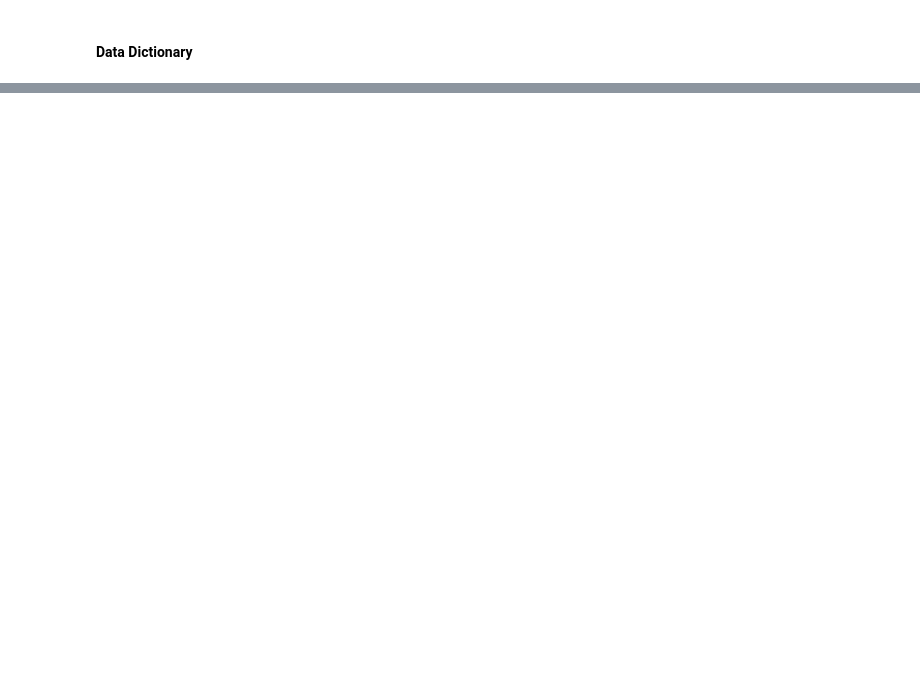
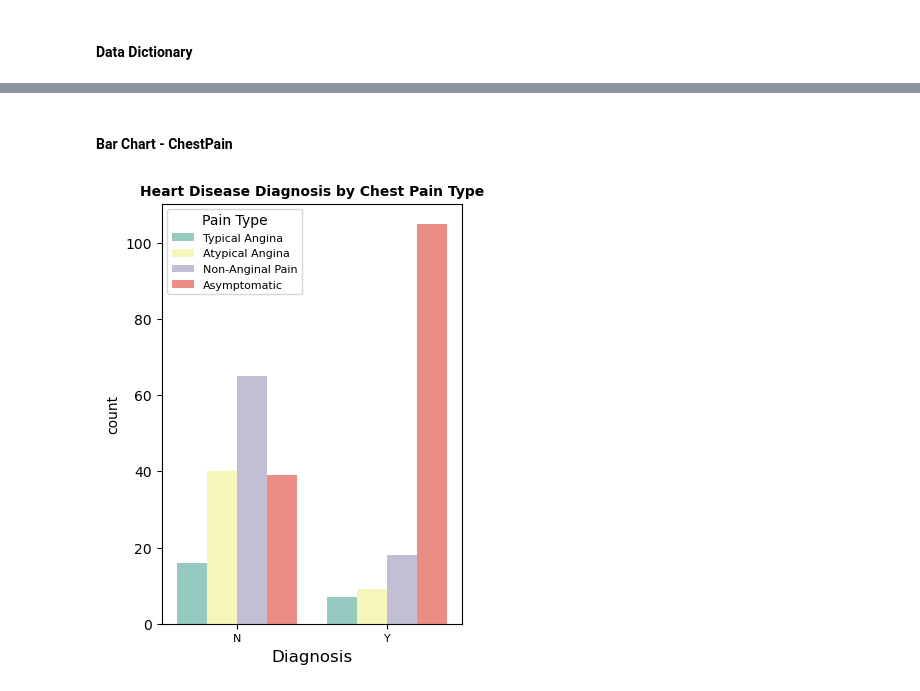
Before and after one commit to oxbbar/python-svm-predicting-heart-disease, a Jupyter notebook: python-svm-predicting-heart-disease.ipynb, the cells around one changed output, grey strips where cells are left out. Cells and saved outputs as stored; diff of their text form; code cells hidden in the pictures; blank space fills up the shorter version.

```diff
--- a/python-svm-predicting-heart-disease.ipynb
+++ b/python-svm-predicting-heart-disease.ipynb
@@ -232,0 +875,39 @@ unique_rows.shape
+# %% [markdown]
+#### Bar Chart - ChestPain
+# %%
+# Create a count plot for the 'DiagnosisYN' column, grouped by 'ChestPain'
+plt.figure(figsize=(4,5))
+
+sns.countplot(
+    x="DiagnosisYN",
+    order=["0","1"],
+    palette="Set3",
+    hue="ChestPain",
+    data=df_combined
+)
+
+# Adding title, labels and styling
+plt.title("Heart Disease Diagnosis by Chest Pain Type", fontsize=10, fontweight='bold')
+plt.xlabel('Diagnosis', fontsize=12)
+plt.xticks(
+    ticks = [0, 1],
+    labels = ["N","Y"],
+    fontsize = 8
+)
+
+# Customize legend to show chest pain types
+plt.legend(
+    title='Pain Type',
+    labels=["Typical Angina", "Atypical Angina", "Non-Anginal Pain", "Asymptomatic"],
+    loc='upper left',
+    fontsize=8
+)
+
+# Adjusting layout to avoid clipping
+plt.subplots_adjust(top=0.95)
+plt.subplots_adjust(left=0.15)
+
+# Display the plot
+plt.show()
+# %% [output]
+[figure, added]
```
Also changed, not shown: parts of 192 cells of this notebook, 1 other file.
